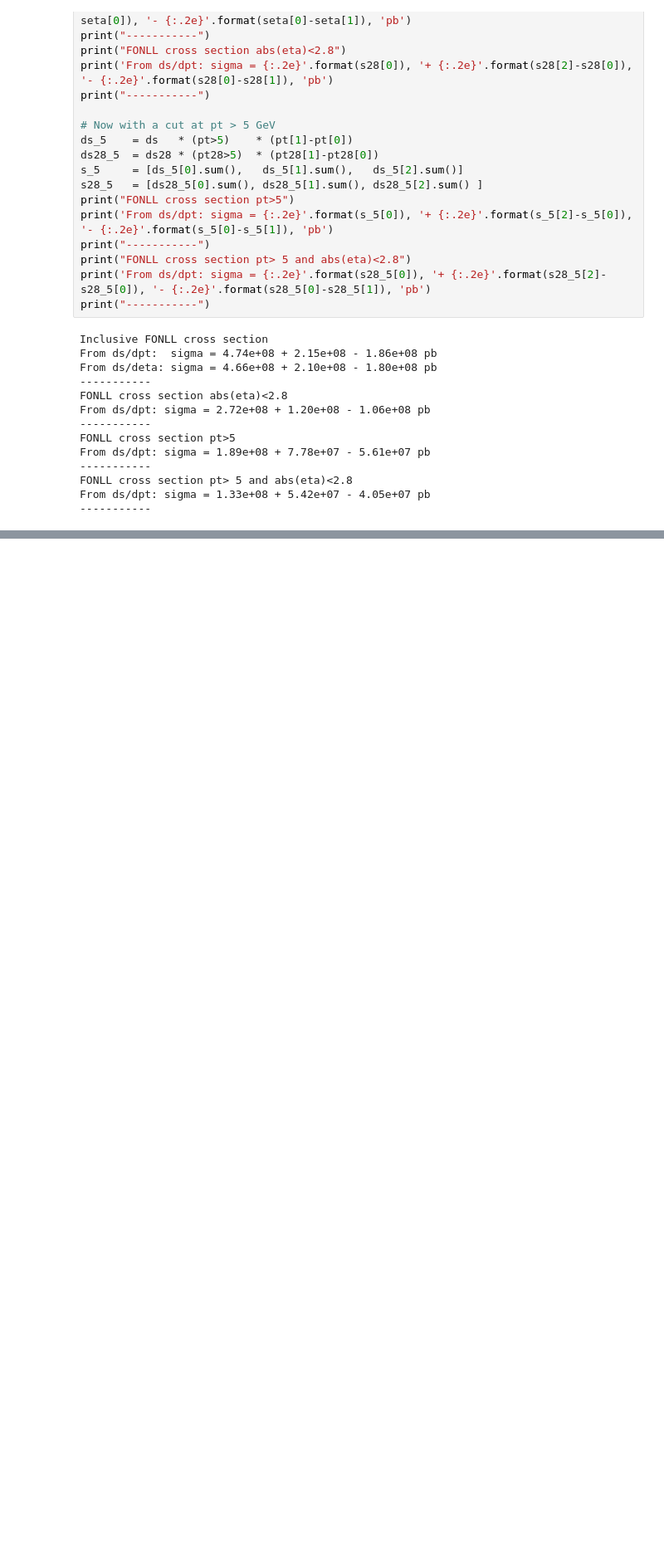
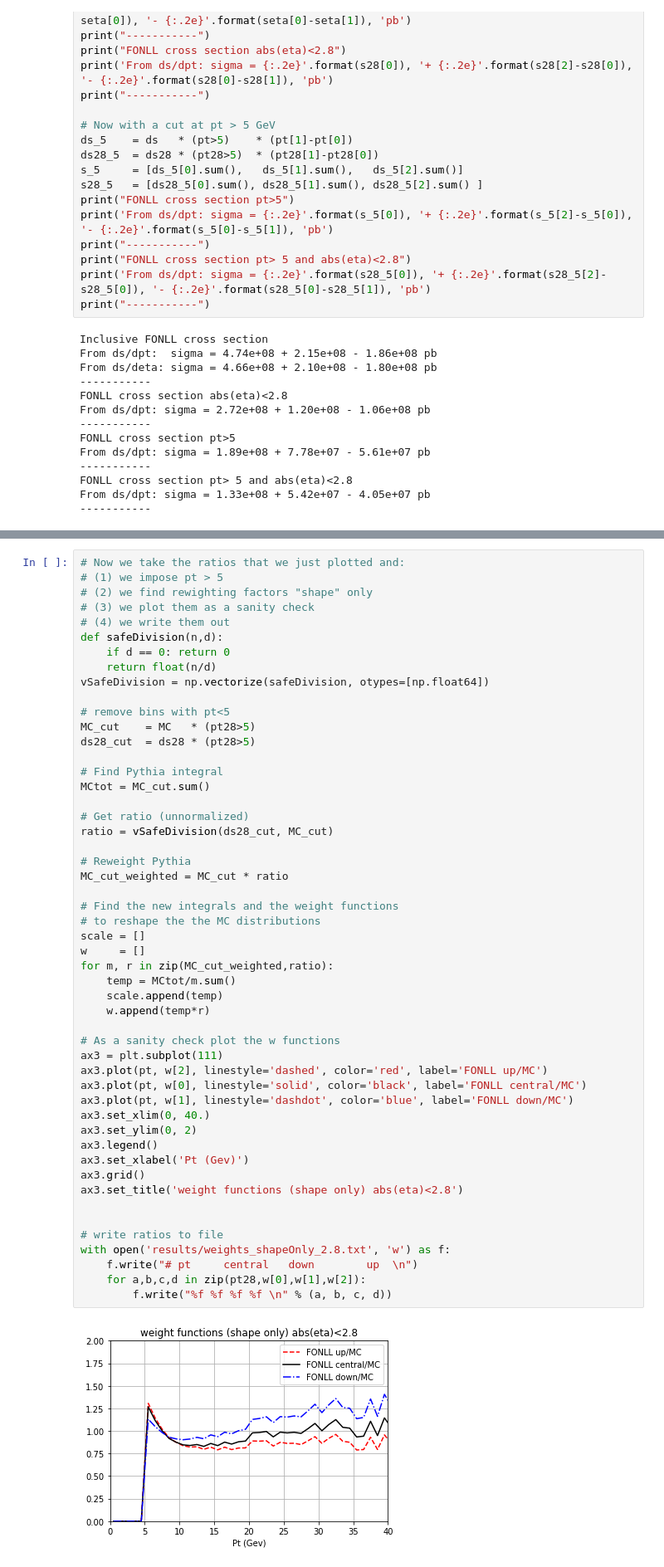
Before and after one commit to claudiocc1/Bphi, a Jupyter notebook: Bphi.ipynb, the cells around one changed output, grey strips where cells are left out. Shown: that part at 83% size. Drawn from its saved outputs; the diff is of its cells as text; blank space fills up the shorter version.

```diff
--- a/Bphi.ipynb
+++ b/Bphi.ipynb
@@ -66,0 +165,53 @@ From ds/dpt: sigma = 1.33e+08 + 5.42e+07 - 4.05e+07 pb
+# %%
+# Now we take the ratios that we just plotted and:
+# (1) we impose pt > 5
+# (2) we find rewighting factors "shape" only
+# (3) we plot them as a sanity check
+# (4) we write them out
+def safeDivision(n,d):
+    if d == 0: return 0
+    return float(n/d)
+vSafeDivision = np.vectorize(safeDivision, otypes=[np.float64])
+
+# remove bins with pt<5
+MC_cut    = MC   * (pt28>5)
+ds28_cut  = ds28 * (pt28>5)
+
+# Find Pythia integral
+MCtot = MC_cut.sum()
+
+# Get ratio (unnormalized)
+ratio = vSafeDivision(ds28_cut, MC_cut)
+
+# Reweight Pythia
+MC_cut_weighted = MC_cut * ratio
+
+# Find the new integrals and the weight functions
+# to reshape the the MC distributions
+scale = []
+w     = []
+for m, r in zip(MC_cut_weighted,ratio):
+    temp = MCtot/m.sum()
+    scale.append(temp)
+    w.append(temp*r)
+
+# As a sanity check plot the w functions
+ax3 = plt.subplot(111)
+ax3.plot(pt, w[2], linestyle='dashed', color='red', label='FONLL up/MC')
+ax3.plot(pt, w[0], linestyle='solid', color='black', label='FONLL central/MC')
+ax3.plot(pt, w[1], linestyle='dashdot', color='blue', label='FONLL down/MC')
+ax3.set_xlim(0, 40.)
+ax3.set_ylim(0, 2)
+ax3.legend()
+ax3.set_xlabel('Pt (Gev)')
+ax3.grid()
+ax3.set_title('weight functions (shape only) abs(eta)<2.8')
+
+
+# write ratios to file
+with open('results/weights_shapeOnly_2.8.txt', 'w') as f:
+    f.write("# pt     central   down        up  \n")
+    for a,b,c,d in zip(pt28,w[0],w[1],w[2]):
+        f.write("%f %f %f %f \n" % (a, b, c, d))
+# %% [output]
+[figure, added]
```
Also changed, not shown: parts of 10 cells of this notebook, 17 other files.
